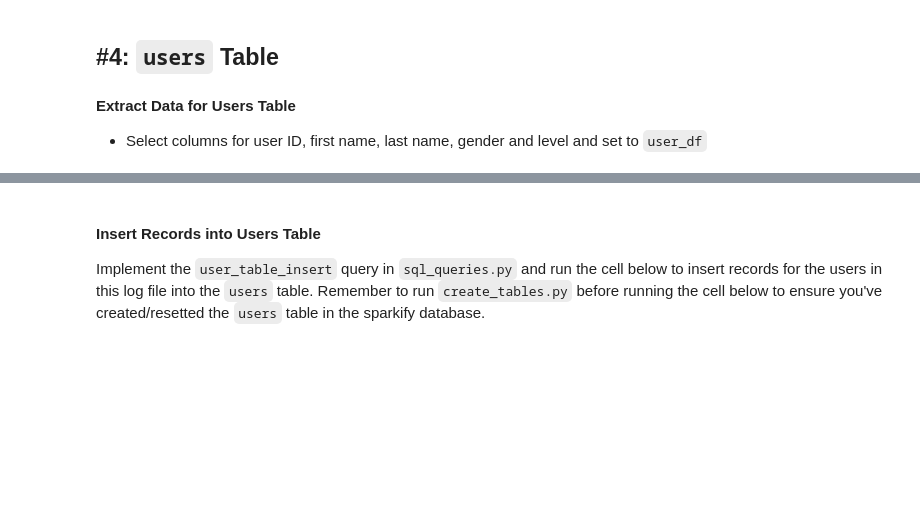
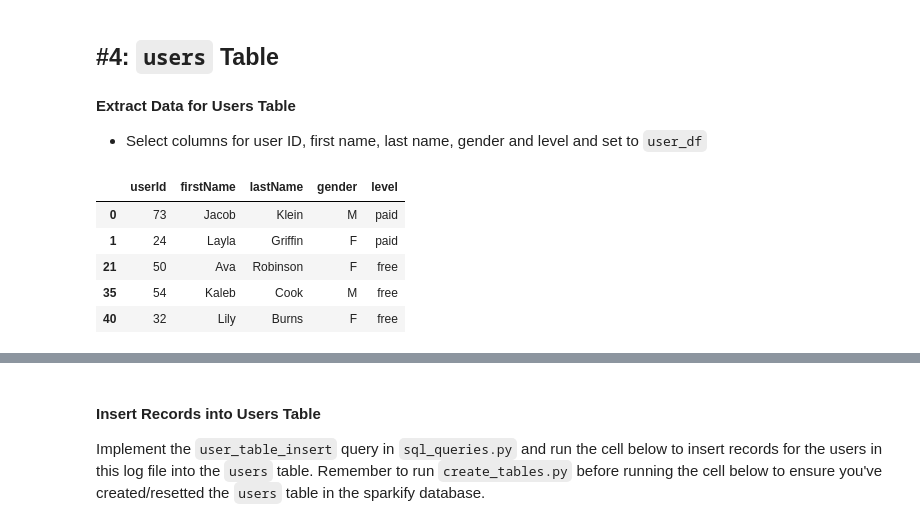
Before and after one commit to andreodendaal/udacity_data_engineering, a Jupyter notebook: Project data Modelling with Postgress/etl.ipynb, the cells around one changed output, grey strips where cells are left out. Cells and saved outputs as stored; diff of their text form; code cells hidden in the pictures; blank space fills up the shorter version.

```diff
--- a/Project data Modelling with Postgress/etl.ipynb
+++ b/Project data Modelling with Postgress/etl.ipynb
@@ -110 +108,3 @@ log_files =
+# %%
+log_files = list(get_files("data/log_data"))
 # %%
@@ -151,0 +188,12 @@ user_df =
+# %%
+# user_id, first_name, last_name, gender, level
+user_df = df[['userId', 'firstName', 'lastName' , 'gender', 'level']].drop_duplicates()
+#user_df.drop_duplicates()
+user_df.head()
+# %% [output]
+|  | userId | firstName | lastName | gender | level |
+| 0 | 73 | Jacob | Klein | M | paid |
+| 1 | 24 | Layla | Griffin | F | paid |
+| 21 | 50 | Ava | Robinson | F | free |
+| 35 | 54 | Kaleb | Cook | M | free |
+| 40 | 32 | Lily | Burns | F | free |
```
Also changed, not shown: parts of 14 cells of this notebook, 1 other file.
